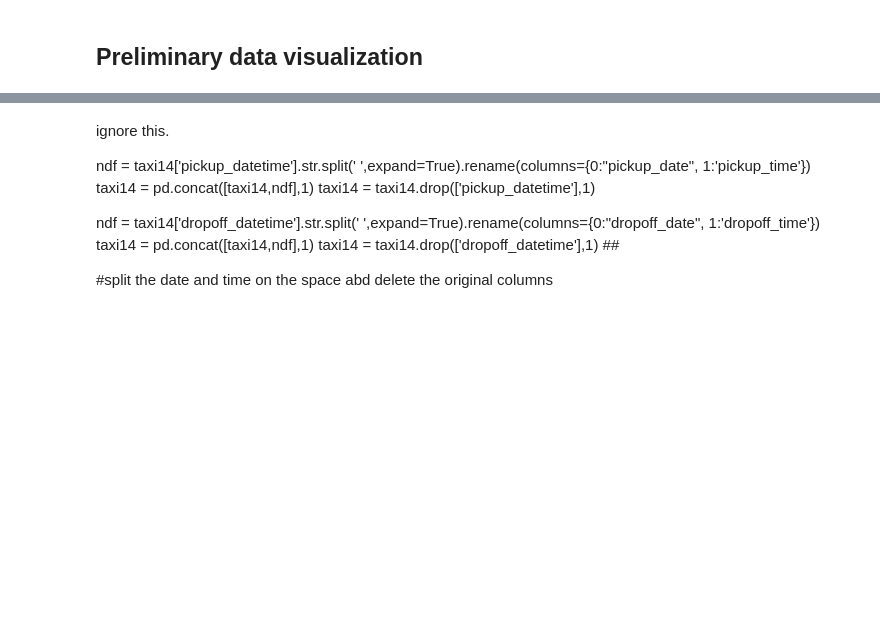
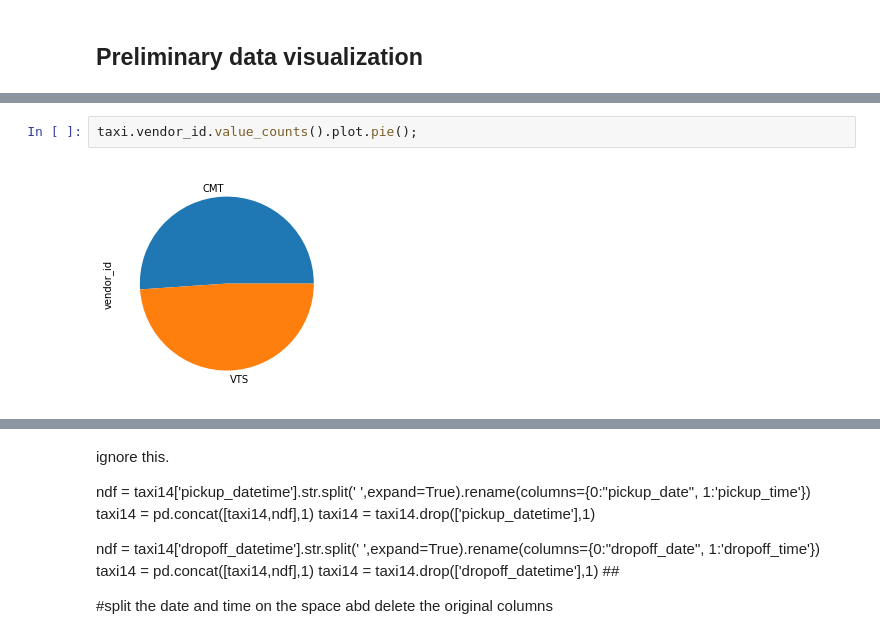
Before and after one commit to MIE368-Team-8/Data-Cleaning, a Jupyter notebook: TaxiDataCleaning.ipynb, the cells around one changed output, grey strips where cells are left out. Drawn from its saved outputs; the diff is of its cells as text; blank space fills up the shorter version.

```diff
--- a/TaxiDataCleaning.ipynb
+++ b/TaxiDataCleaning.ipynb
@@ -454,0 +453,4 @@ taxi14.vendor_id.value_counts().plot.pie();
+# %%
+taxi.vendor_id.value_counts().plot.pie();
+# %% [output]
+[figure, added]
```
Also changed, not shown: parts of 27 cells of this notebook.
